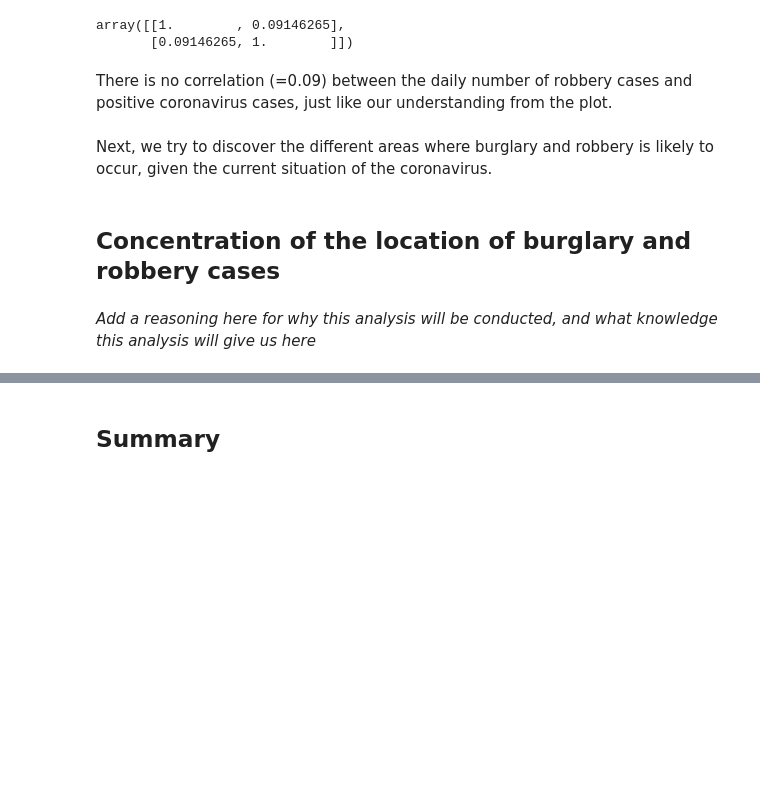
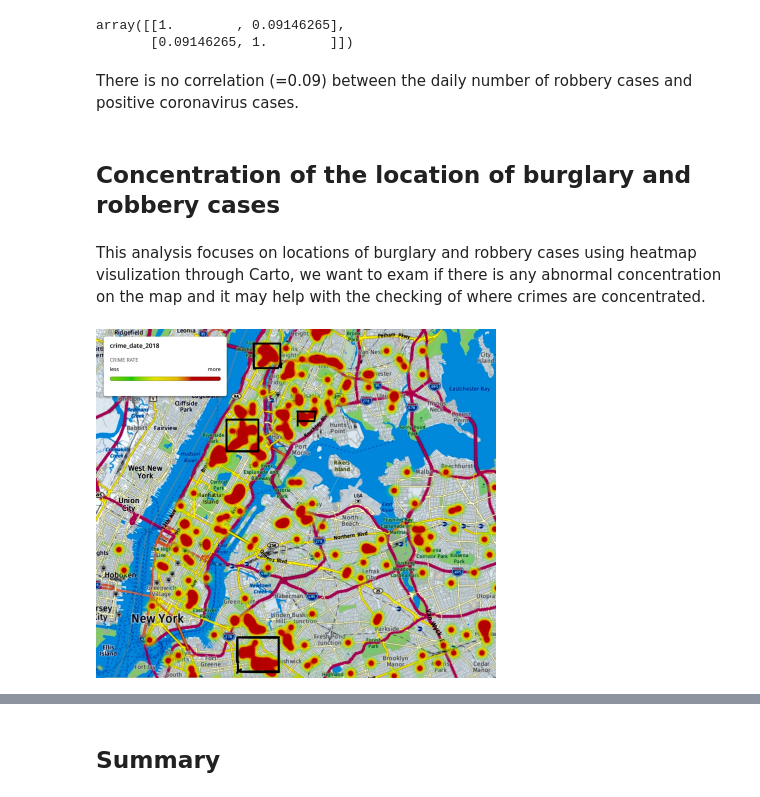
Before and after one commit to yil479/NYCrimeCoronaAnalysis, a Jupyter notebook: Coronavirus and Crimes at NYC.ipynb, the cells around one changed output, grey strips where cells are left out. Saved outputs shown, nothing was run; the diff lists cells and outputs as text; code cells hidden in the pictures; blank space fills up the shorter version.

Commit message:
heatmaps

```diff
--- a/Coronavirus and Crimes at NYC.ipynb
+++ b/Coronavirus and Crimes at NYC.ipynb
@@ -191,10 +177,13 @@ np.corrcoef(robbery_daily_count_l, corona_cases_df.Cases)
 array([[1.        , 0.09146265],
        [0.09146265, 1.        ]])
 # %% [markdown]
-There is no correlation (=0.09) between the daily number of robbery cases and positive coronavirus cases, just like our understanding from the plot.
+There is no correlation (=0.09) between the daily number of robbery cases and positive coronavirus cases.
-# %% [markdown]
-Next, we try to discover the different areas where burglary and robbery is likely to occur, given the current situation of the coronavirus.
 # %% [markdown]
 ## Concentration of the location of burglary and robbery cases
-# %% [markdown]
-*Add a reasoning here for why this analysis will be conducted, and what knowledge this analysis will give us here*
+# %% [markdown]
+This analysis focuses on locations of burglary and robbery cases using heatmap visulization through Carto, we want to exam if there is any abnormal concentration on the map and it may help with the checking of where crimes are concentrated.
+# %%
+from IPython.display import Image
+Image(filename="img/2018.jpg",width=400,height=400)
+# %% [output]
+[figure, added]
```
Also changed, not shown: parts of 17 cells of this notebook, 4 other files.
